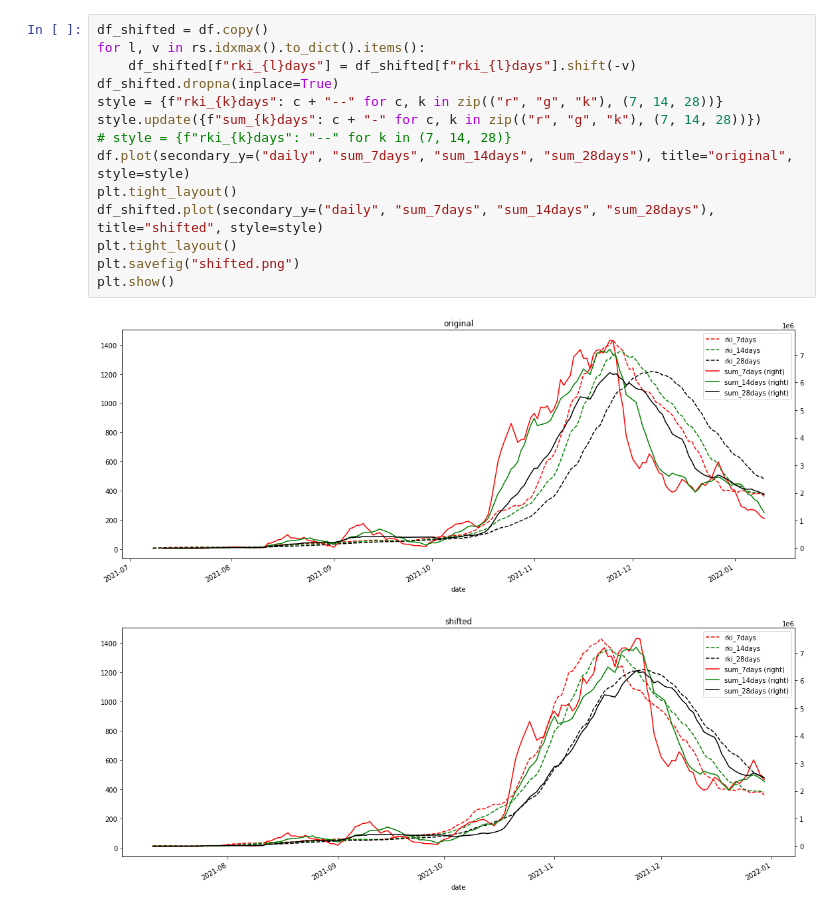
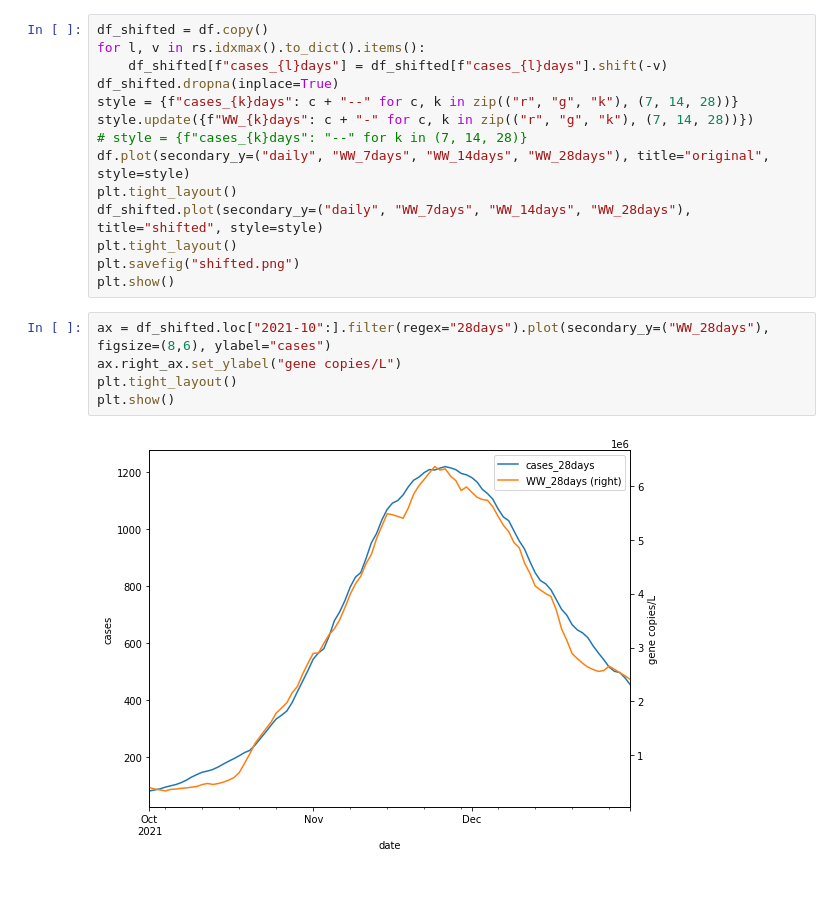
Before and after one commit to MM-Lehmann/Wastewater-modelling-Dresden, a Jupyter notebook: Dresden_Correlation.ipynb, the cells around one changed output. Cells and saved outputs as stored; diff of their text form; blank space fills up the shorter version.

```diff
--- a/Dresden_Correlation.ipynb
+++ b/Dresden_Correlation.ipynb
@@ -71,20 +79,24 @@ plt.show()
 # %%
 df_shifted = df.copy()
 for l, v in rs.idxmax().to_dict().items():
-    df_shifted[f"rki_{l}days"] = df_shifted[f"rki_{l}days"].shift(-v)
+    df_shifted[f"cases_{l}days"] = df_shifted[f"cases_{l}days"].shift(-v)
 df_shifted.dropna(inplace=True)
-style = {f"rki_{k}days": c + "--" for c, k in zip(("r", "g", "k"), (7, 14, 28))}
-style.update({f"sum_{k}days": c + "-" for c, k in zip(("r", "g", "k"), (7, 14, 28))})
-# style = {f"rki_{k}days": "--" for k in (7, 14, 28)}
-df.plot(secondary_y=("daily", "sum_7days", "sum_14days", "sum_28days"), title="original", style=style)
+style = {f"cases_{k}days": c + "--" for c, k in zip(("r", "g", "k"), (7, 14, 28))}
+style.update({f"WW_{k}days": c + "-" for c, k in zip(("r", "g", "k"), (7, 14, 28))})
+# style = {f"cases_{k}days": "--" for k in (7, 14, 28)}
+df.plot(secondary_y=("daily", "WW_7days", "WW_14days", "WW_28days"), title="original", style=style)
 plt.tight_layout()
-df_shifted.plot(secondary_y=("daily", "sum_7days", "sum_14days", "sum_28days"), title="shifted", style=style)
+df_shifted.plot(secondary_y=("daily", "WW_7days", "WW_14days", "WW_28days"), title="shifted", style=style)
 plt.tight_layout()
 plt.savefig("shifted.png")
 plt.show()
-# %% [output]
-[figure, removed]
-[figure, removed]
+# %%
+ax = df_shifted.loc["2021-10":].filter(regex="28days").plot(secondary_y=("WW_28days"), figsize=(8,6), ylabel="cases")
+ax.right_ax.set_ylabel("gene copies/L")
+plt.tight_layout()
+plt.show()
+# %% [output]
+[figure, added]
 # %%
 for k in ("14", "28"):
     fig, ax = plt.subplots(1, 4, squeeze=True, figsize=(40, 6))
```
Also changed, not shown: parts of 6 cells of this notebook, 6 other files.
